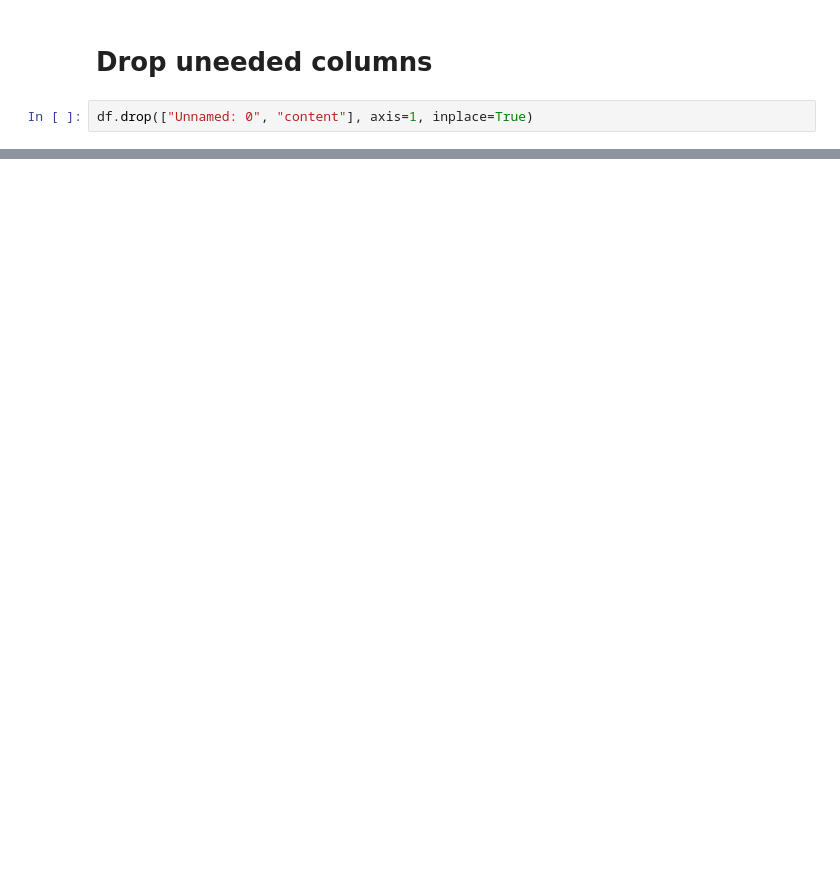
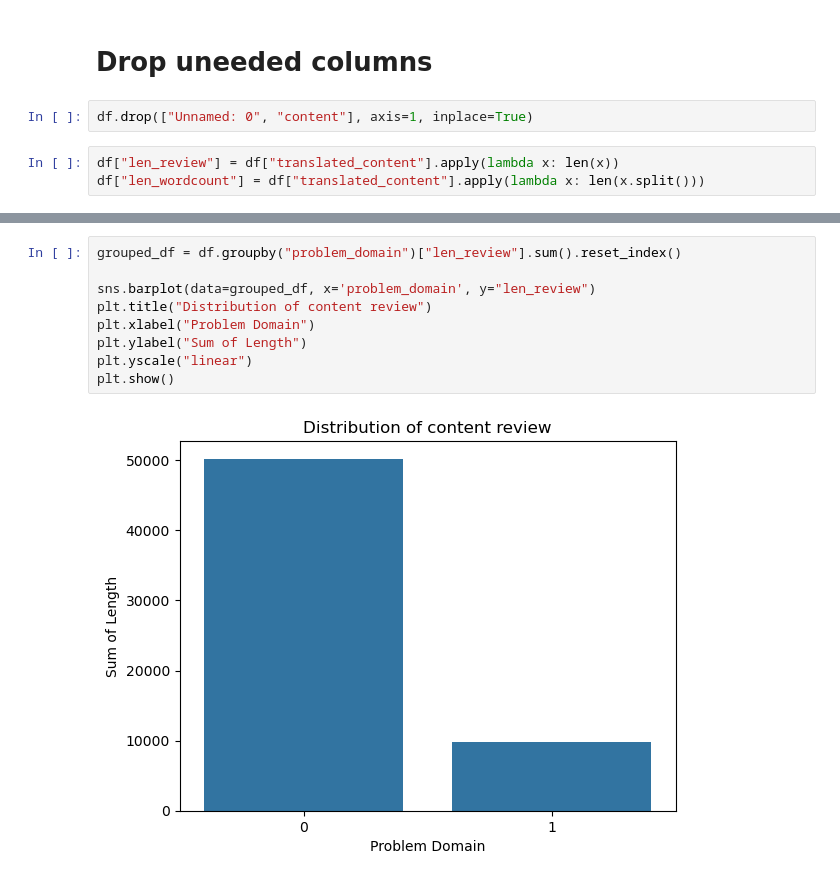
Before and after one commit to MaukanMir/Hotel-Sentiment-Analysis-Two-, a Jupyter notebook: training.ipynb, the cells around one changed output, grey strips where cells are left out. Saved outputs shown, nothing was run; the diff lists cells and outputs as text; blank space fills up the shorter version.

```diff
--- a/training.ipynb
+++ b/training.ipynb
@@ -83,3 +87,6 @@ check_class_imbalance(df["problem_domain"])
 # Drop uneeded columns
 # %%
 df.drop(["Unnamed: 0", "content"], axis=1, inplace=True)
+# %%
+df["len_review"] = df["translated_content"].apply(lambda x: len(x))
+df["len_wordcount"] = df["translated_content"].apply(lambda x: len(x.split()))
@@ -85,0 +105,11 @@ df.drop(["Unnamed: 0", "content"], axis=1, inplace=True)
+# %%
+grouped_df = df.groupby("problem_domain")["len_review"].sum().reset_index()
+
+sns.barplot(data=grouped_df, x='problem_domain', y="len_review")
+plt.title("Distribution of content review")
+plt.xlabel("Problem Domain")
+plt.ylabel("Sum of Length")
+plt.yscale("linear")
+plt.show()
+# %% [output]
+[figure, added]
```
Also changed, not shown: parts of 10 cells of this notebook.
